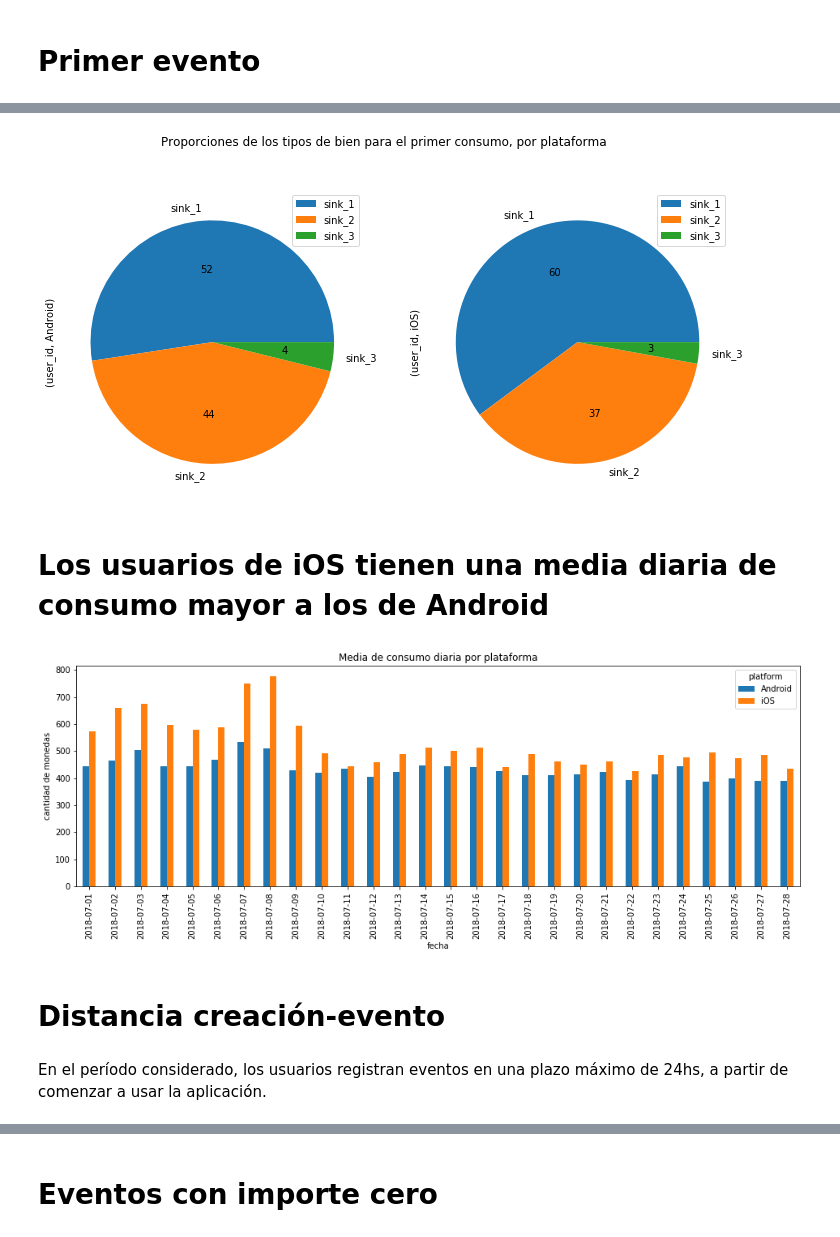
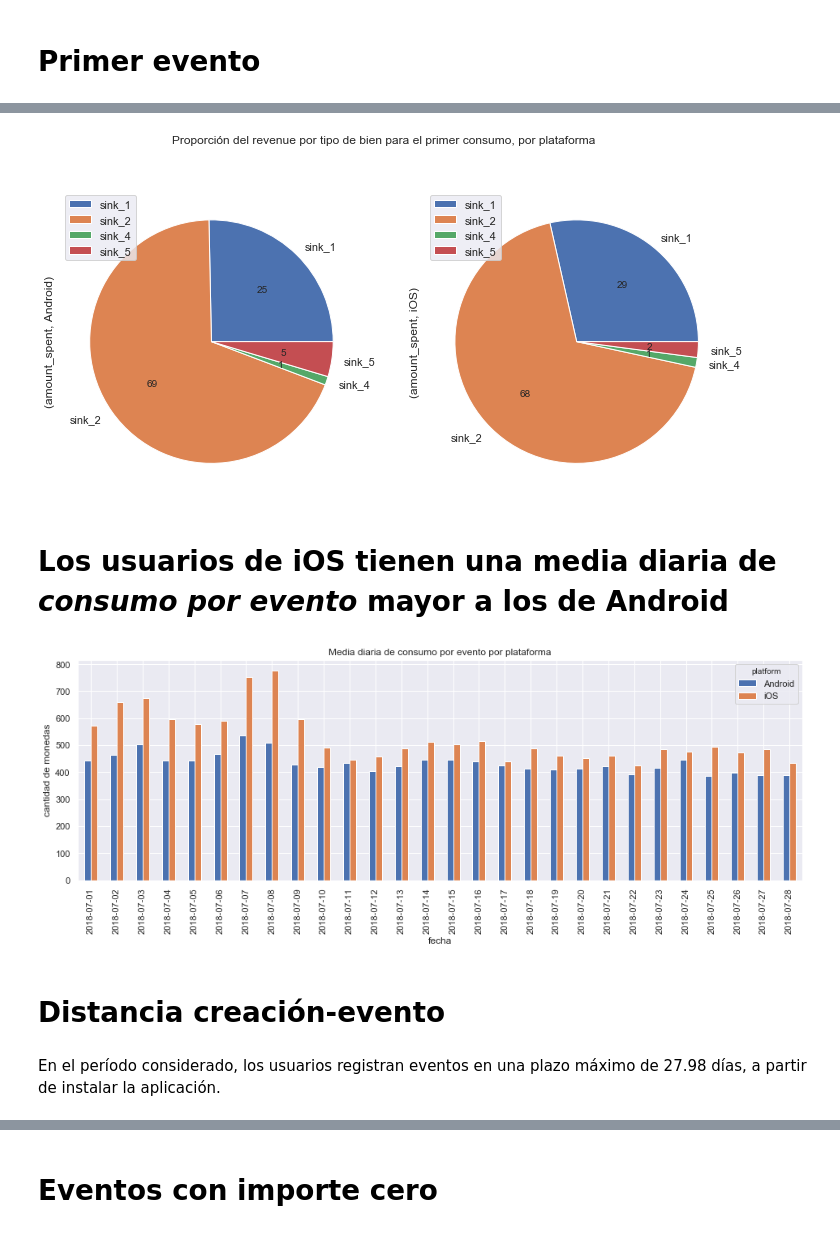
Before and after one commit to melik-data-challenges/etermax-challenge, a Jupyter notebook: etermax-challenge.ipynb, the cells around one changed output, grey strips where cells are left out. Drawn from its saved outputs; the diff is of its cells as text; code cells hidden in the pictures.

```diff
--- a/etermax-challenge.ipynb
+++ b/etermax-challenge.ipynb
@@ -4,5 +4,6 @@
 # %%
 import sys, os
+
 
 import numpy as np
 import pandas as pd
@@ -10,6 +11,8 @@ import matplotlib.pyplot as plt
 import seaborn as sns
 
 from IPython.display import HTML
+# %matplotlib inline
+sns.set()
 # %%
 # formarters
 f_ar = lambda x: locale.format_string('%.2f', x, 1)
@@ -54,7 +60,7 @@ def get_df_metadata(df):
 
     return df_meta
 # %%
-df = pd.read_csv('../data/data_analyst_exercise_dataset.csv')
+df = pd.read_csv('data_analyst_exercise_dataset.csv')
 # %%
 # convierto tipos y agrego columnas auxiliares
 def get_week(d):
@@ -70,7 +76,10 @@ df["event_hour"] = pd.DatetimeIndex(df.event_time).hour
 df['event_weekday'] = pd.DatetimeIndex(df.event_time).weekday
 df['event_weekdate_short'] = df["event_time"].apply(get_week).dt.strftime("%Y-%m-%d")
 
-df['event_delay'] = (df.event_time - df.user_creation_time).dt.seconds
+df['event_delay'] = (df.event_time - df.user_creation_time).dt.total_seconds()
+# %%
+# filtro los enventos anteriores a la creación del usuario
+df = df[df.event_delay >= 0]
 # %%
 df = df.merge(pd.get_dummies(df.sink_channel),left_index=True, right_index=True)
 # %%
@@ -130,22 +178,29 @@ df_first = df_usr_first_event.groupby(['platform','sink_channel']).agg({'user_id
 # %%
+df_first = df_usr_first_event.groupby(['platform','sink_channel']).agg({'amount_spent': pd.Series.sum,}).unstack(0)
+
 main_sink = (df_first / df_first.sum() * 100) > 1
 df_first[main_sink].dropna().plot.pie(autopct='%0.0f', subplots=True, figsize=(12,6));
-plt.suptitle('Proporciones de los tipos de bien para el primer consumo, por plataforma');
+plt.suptitle('Proporción del revenue por tipo de bien para el primer consumo, por plataforma');
 # %% [output]
-[figure, old version]
+[figure, new version]
 # %% [markdown]
-# Los usuarios de iOS tienen una media diaria de consumo mayor a los de Android
+# Los usuarios de iOS tienen una media diaria de _consumo por evento_ mayor a los de Android
 # %%
 df_amount_by_platform = df.groupby(['event_time_short','platform']).agg({'amount_spent': [pd.Series.count,pd.Series.mean]}).unstack()
 
 df_amount_by_platform['amount_spent']['mean'].plot.bar(figsize=(16,5));
-plt.title('Media de consumo diaria por plataforma')
+plt.title('Media diaria de consumo por evento por plataforma')
 plt.xlabel('fecha')
 plt.ylabel('cantidad de monedas');
 # %% [output]
-[figure, old version]
+[figure, new version]
 # %% [markdown]
 # Distancia creación-evento
-# %% [markdown]
-En el período considerado, los usuarios registran eventos en una plazo máximo de 24hs, a partir de comenzar a usar la aplicación.
+# %%
+days_delay = df.event_delay /60 /60 / 24
+days_delay.max()
+mssg = 'En el período considerado, los usuarios registran eventos en una plazo máximo de {:.2f} días, a partir de instalar la aplicación.'.format(days_delay.max())
+display_html(mssg)
+# %% [output]
+En el período considerado, los usuarios registran eventos en una plazo máximo de 27.98 días, a partir de instalar la aplicación.
 # %%
```
Also changed, not shown: parts of 17 cells of this notebook, 1 other file.
